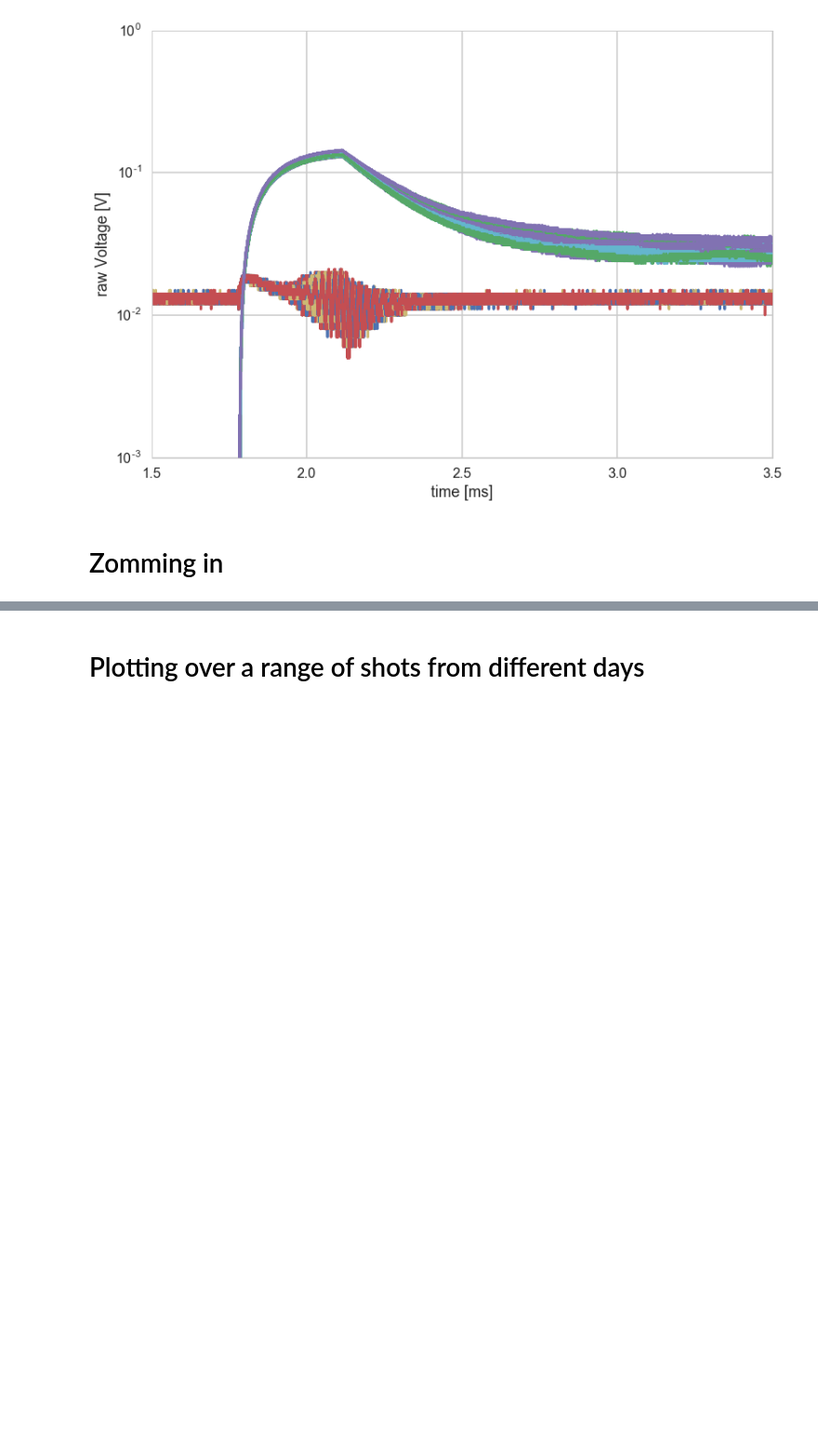
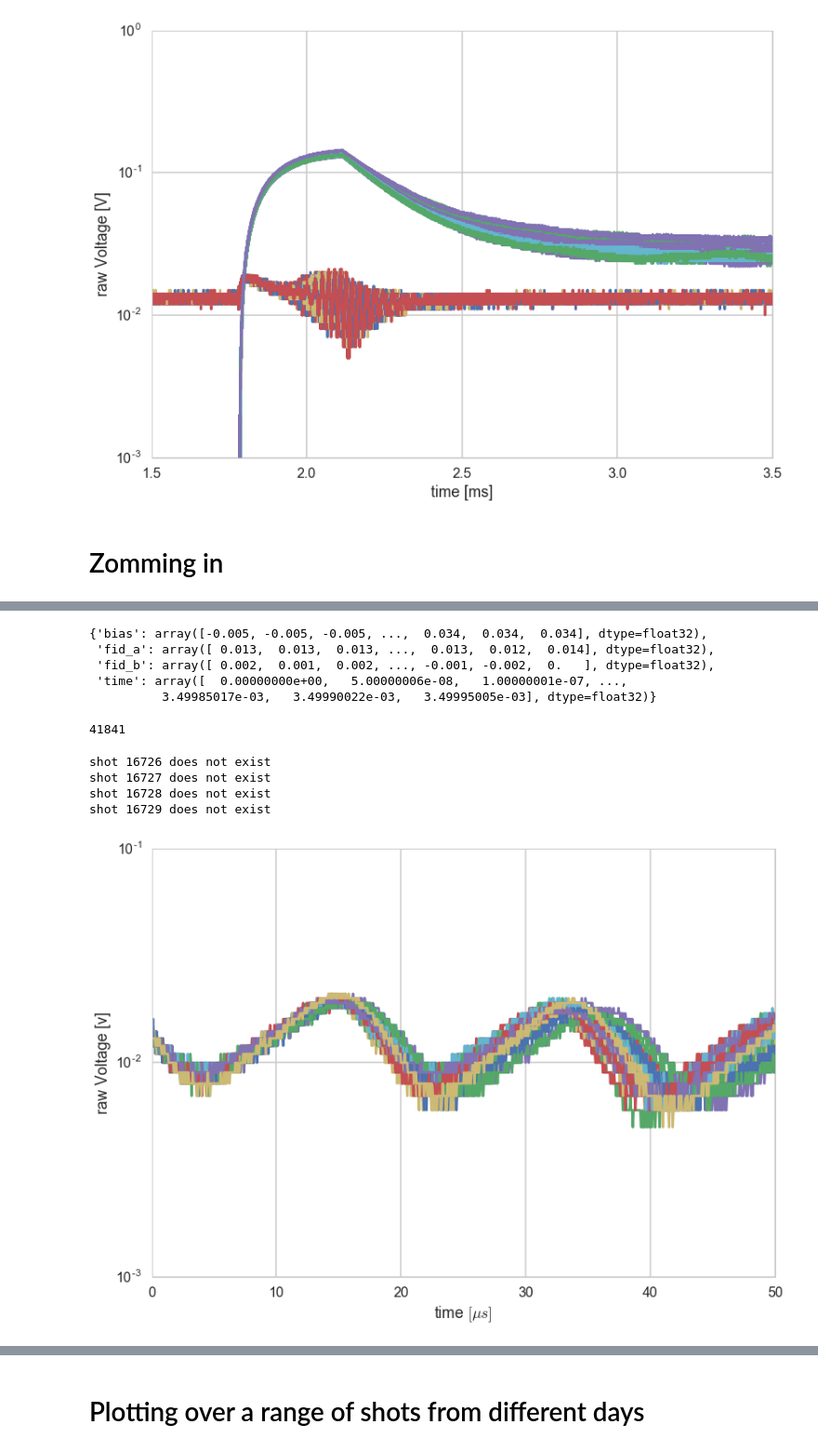
Before and after one commit to jensv/relative_canonical_helicity, a Jupyter notebook: determine_relative_times.ipynb, the cells around one changed output, grey strips where cells are left out. Shown at 93% size. Saved outputs shown, nothing was run; the diff lists cells and outputs as text; code cells hidden in the pictures; blank space fills up the shorter version.

```diff
--- a/determine_relative_times.ipynb
+++ b/determine_relative_times.ipynb
@@ -132,0 +172,47 @@ shot 16729 does not exist
+# %%
+raw_signals
+# %% [output]
+{'bias': array([-0.005, -0.005, -0.005, ...,  0.034,  0.034,  0.034], dtype=float32),
+ 'fid_a': array([ 0.013,  0.013,  0.013, ...,  0.013,  0.012,  0.014], dtype=float32),
+ 'fid_b': array([ 0.002,  0.001,  0.002, ..., -0.001, -0.002,  0.   ], dtype=float32),
+ 'time': array([  0.00000000e+00,   5.00000006e-08,   1.00000001e-07, ...,
+          3.49985017e-03,   3.49990022e-03,   3.49995005e-03], dtype=float32)}
+# %%
+connection = sqlite3.connect('/home/jensv/rsx/jens_analysis/shots_database/source/shots.db')
+connection.row_factory = sqlite3.Row
+cursor = connection.cursor()
+cursor.execute("SELECT zero_phase_index FROM Shots WHERE shot=" + '16691')
+rows = cursor.fetchall()
+cursor.close()
+connection.close()
+# %%
+rows[0]['zero_phase_index']
+# %% [output]
+41841
+# %%
+for shot in np.arange(16691, 16730):
+    try:
+        connection = sqlite3.connect('/home/jensv/rsx/jens_analysis/shots_database/source/shots.db')
+        connection.row_factory = sqlite3.Row
+        cursor = connection.cursor()
+        cursor.execute("SELECT zero_phase_index FROM Shots WHERE shot=" + str(shot))
+        rows = cursor.fetchall()
+        cursor.close()
+        connection.close()
+        zero_phase_index = rows[0]['zero_phase_index']
+        raw_signals = retrieve_fiduciary_signals(shot)
+
+        plt.plot(np.arange(0, 1000)*5e-2, raw_signals['fid_a'][zero_phase_index:zero_phase_index+1000], label='fiducial probe a')
+
+    except:
+        print 'shot %i does not exist' % shot
+plt.yscale('log')
+plt.ylabel(r'raw Voltage [v]')
+plt.xlabel(r'time $[\mu s]$')
+plt.show()
+# %% [output]
+shot 16726 does not exist
+shot 16727 does not exist
+shot 16728 does not exist
+shot 16729 does not exist
+[figure, added]
```
Also changed, not shown: parts of 13 cells of this notebook, 2 other files.
